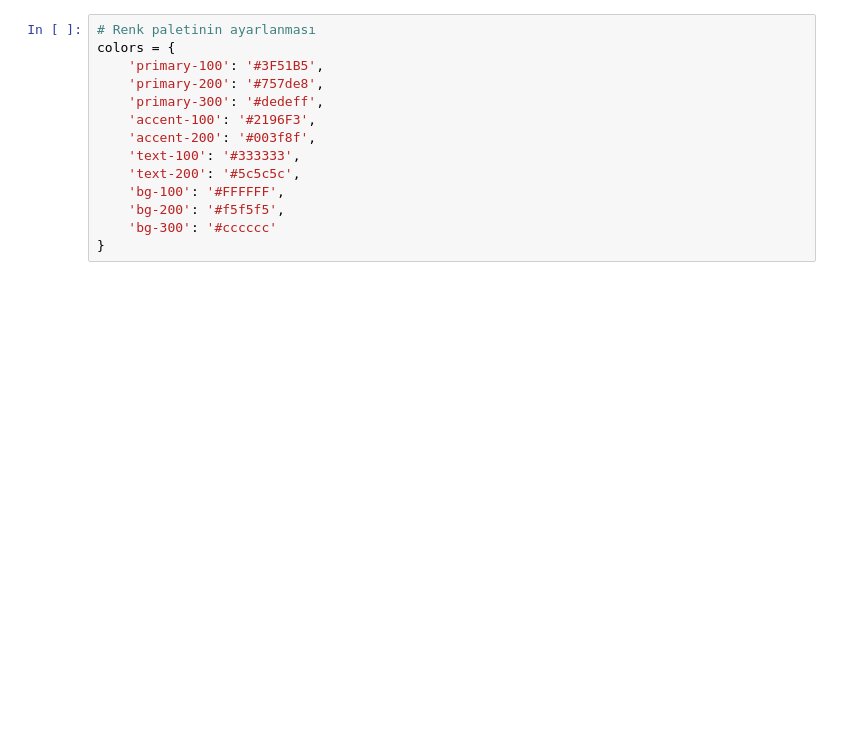
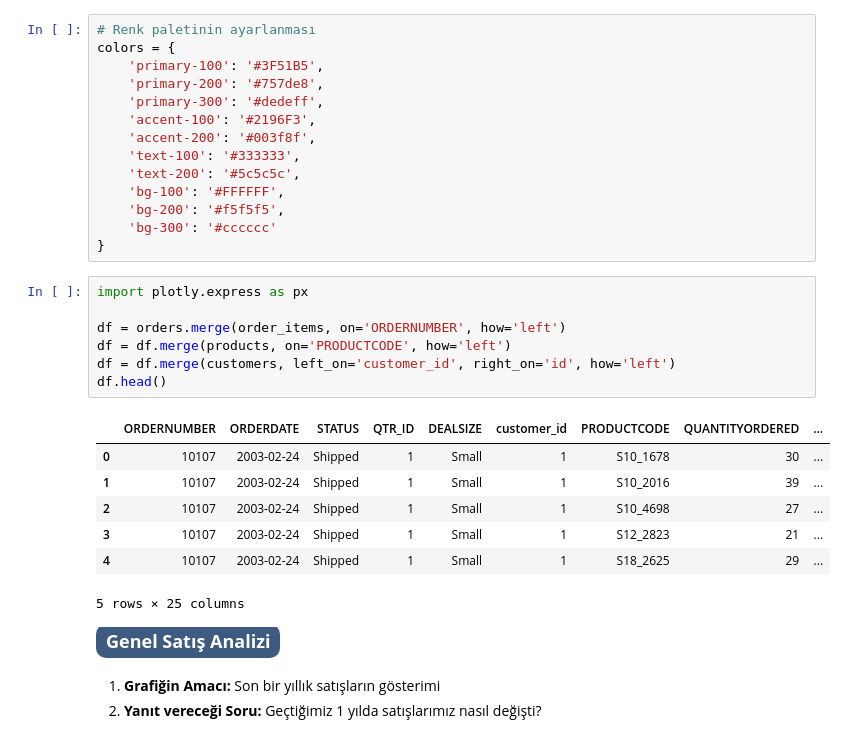
Before and after one commit to AshNumpy/Sales-End-to-End-ML-Project, a Jupyter notebook: Notebooks/data-visualization.ipynb, the cells around one changed output. Cells and saved outputs as stored; diff of their text form; blank space fills up the shorter version.

Commit message:
genel satış analizi

```diff
--- a/Notebooks/data-visualization.ipynb
+++ b/Notebooks/data-visualization.ipynb
@@ -70,3 +70,23 @@ colors = {
     'bg-200': '#f5f5f5',
     'bg-300': '#cccccc'
 }
+# %%
+import plotly.express as px
+
+df = orders.merge(order_items, on='ORDERNUMBER', how='left')
+df = df.merge(products, on='PRODUCTCODE', how='left')
+df = df.merge(customers, left_on='customer_id', right_on='id', how='left')
+df.head()
+# %% [output]
+|  | ORDERNUMBER | ORDERDATE | STATUS | QTR_ID | DEALSIZE | customer_id | PRODUCTCODE | QUANTITYORDERED | ... |
+| 0 | 10107 | 2003-02-24 | Shipped | 1 | Small | 1 | S10_1678 | 30 | ... |
+| 1 | 10107 | 2003-02-24 | Shipped | 1 | Small | 1 | S10_2016 | 39 | ... |
+| 2 | 10107 | 2003-02-24 | Shipped | 1 | Small | 1 | S10_4698 | 27 | ... |
+| 3 | 10107 | 2003-02-24 | Shipped | 1 | Small | 1 | S12_2823 | 21 | ... |
+| 4 | 10107 | 2003-02-24 | Shipped | 1 | Small | 1 | S18_2625 | 29 | ... |
+5 rows × 25 columns
+# %% [markdown]
+<span style="background-color:#3D5A80; border-radius:10px; font-weight: bold; font-size:18px; color:#FFFFFF; box-shadow: 5px 7px 5px rgba(0, 0, 0, 0.5); padding: 5px 10px 5px 10px;">Genel Satış Analizi</span>
+# %% [markdown]
+1. **Grafiğin Amacı:** Son bir yıllık satışların gösterimi
+1. **Yanıt vereceği Soru:** Geçtiğimiz 1 yılda satışlarımız nasıl değişti?
```
Also changed, not shown: parts of 6 cells of this notebook.
